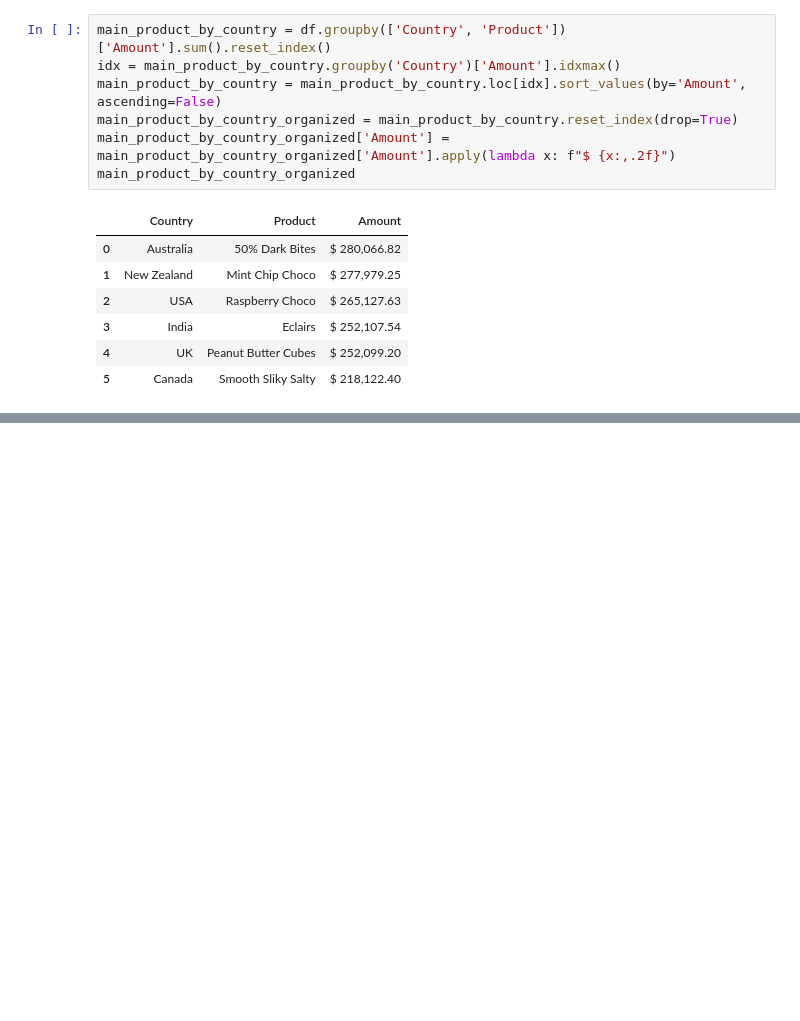
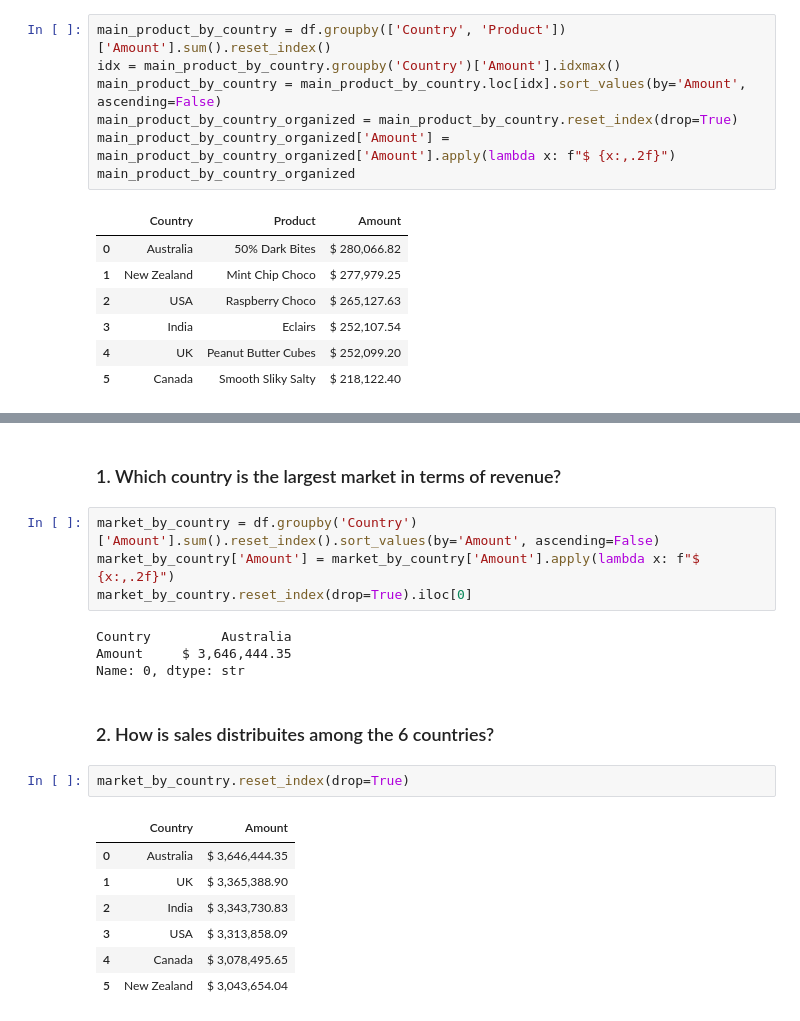
Before and after one commit to anxmarks/Chocolate-Sales, a Jupyter notebook: notebooks/02_visualization.ipynb, the cells around one changed output, grey strips where cells are left out. Saved outputs shown, nothing was run; the diff lists cells and outputs as text; blank space fills up the shorter version.

```diff
--- a/notebooks/02_visualization.ipynb
+++ b/notebooks/02_visualization.ipynb
@@ -253,0 +261,22 @@ main_product_by_country_organized
+# %% [markdown]
+### 1. Which country is the largest market in terms of revenue?
+# %%
+market_by_country = df.groupby('Country')['Amount'].sum().reset_index().sort_values(by='Amount', ascending=False)
+market_by_country['Amount'] = market_by_country['Amount'].apply(lambda x: f"$ {x:,.2f}")
+market_by_country.reset_index(drop=True).iloc[0]
+# %% [output]
+Country         Australia
+Amount     $ 3,646,444.35
+Name: 0, dtype: str
+# %% [markdown]
+### 2. How is sales distribuites among the 6 countries?
+# %%
+market_by_country.reset_index(drop=True)
+# %% [output]
+|  | Country | Amount |
+| 0 | Australia | $ 3,646,444.35 |
+| 1 | UK | $ 3,365,388.90 |
+| 2 | India | $ 3,343,730.83 |
+| 3 | USA | $ 3,313,858.09 |
+| 4 | Canada | $ 3,078,495.65 |
+| 5 | New Zealand | $ 3,043,654.04 |
```
Also changed, not shown: parts of 5 cells of this notebook.
